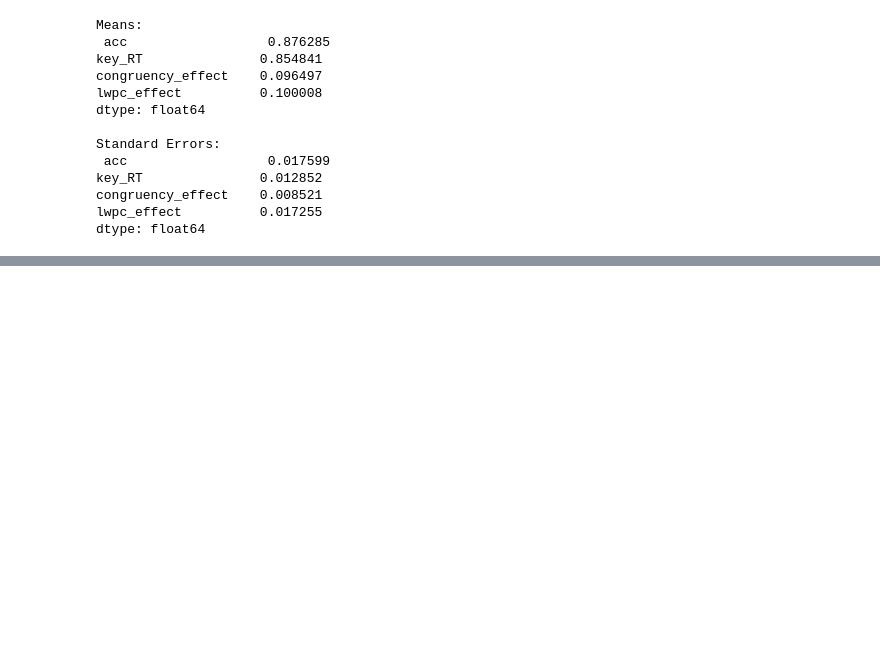
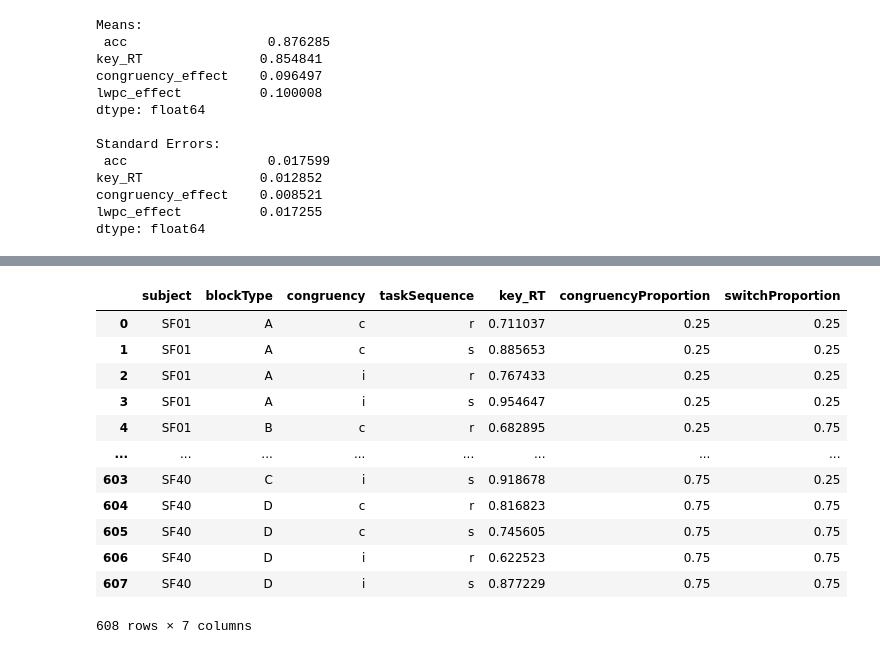
Before and after one commit to jimzhang629/StabFlexCNRISpring24, a Jupyter notebook: behavioralAnalysis_template.ipynb, the cells around one changed output, grey strips where cells are left out. Cells and saved outputs as stored; diff of their text form; code cells hidden in the pictures; blank space fills up the shorter version.

```diff
--- a/behavioralAnalysis_template.ipynb
+++ b/behavioralAnalysis_template.ipynb
@@ -358,0 +469,36 @@ dtype: float64
+# %%
+# Dictionary to map blockType to congruencyProportion
+congruency_proportions = {
+    'A': 0.25,
+    'B': 0.25,
+    'C': 0.75,
+    'D': 0.75
+}
+
+# Dictionary to map blockType to switchProportion
+switch_proportions = {
+    'A': 0.25,
+    'B': 0.75,
+    'C': 0.25,
+    'D': 0.75
+}
+
+# Use the map function to create new columns based on blockType
+index_reset_filtered_all_conditions['congruencyProportion'] = index_reset_filtered_all_conditions['blockType'].map(congruency_proportions)
+index_reset_filtered_all_conditions['switchProportion'] = index_reset_filtered_all_conditions['blockType'].map(switch_proportions)
+
+index_reset_filtered_all_conditions
+# %% [output]
+|  | subject | blockType | congruency | taskSequence | key_RT | congruencyProportion | switchProportion |
+| 0 | SF01 | A | c | r | 0.711037 | 0.25 | 0.25 |
+| 1 | SF01 | A | c | s | 0.885653 | 0.25 | 0.25 |
+| 2 | SF01 | A | i | r | 0.767433 | 0.25 | 0.25 |
+| 3 | SF01 | A | i | s | 0.954647 | 0.25 | 0.25 |
+| 4 | SF01 | B | c | r | 0.682895 | 0.25 | 0.75 |
+| ... | ... | ... | ... | ... | ... | ... | ... |
+| 603 | SF40 | C | i | s | 0.918678 | 0.75 | 0.25 |
+| 604 | SF40 | D | c | r | 0.816823 | 0.75 | 0.75 |
+| 605 | SF40 | D | c | s | 0.745605 | 0.75 | 0.75 |
+| 606 | SF40 | D | i | r | 0.622523 | 0.75 | 0.75 |
+| 607 | SF40 | D | i | s | 0.877229 | 0.75 | 0.75 |
+608 rows × 7 columns
```
Also changed, not shown: parts of 13 cells of this notebook.
